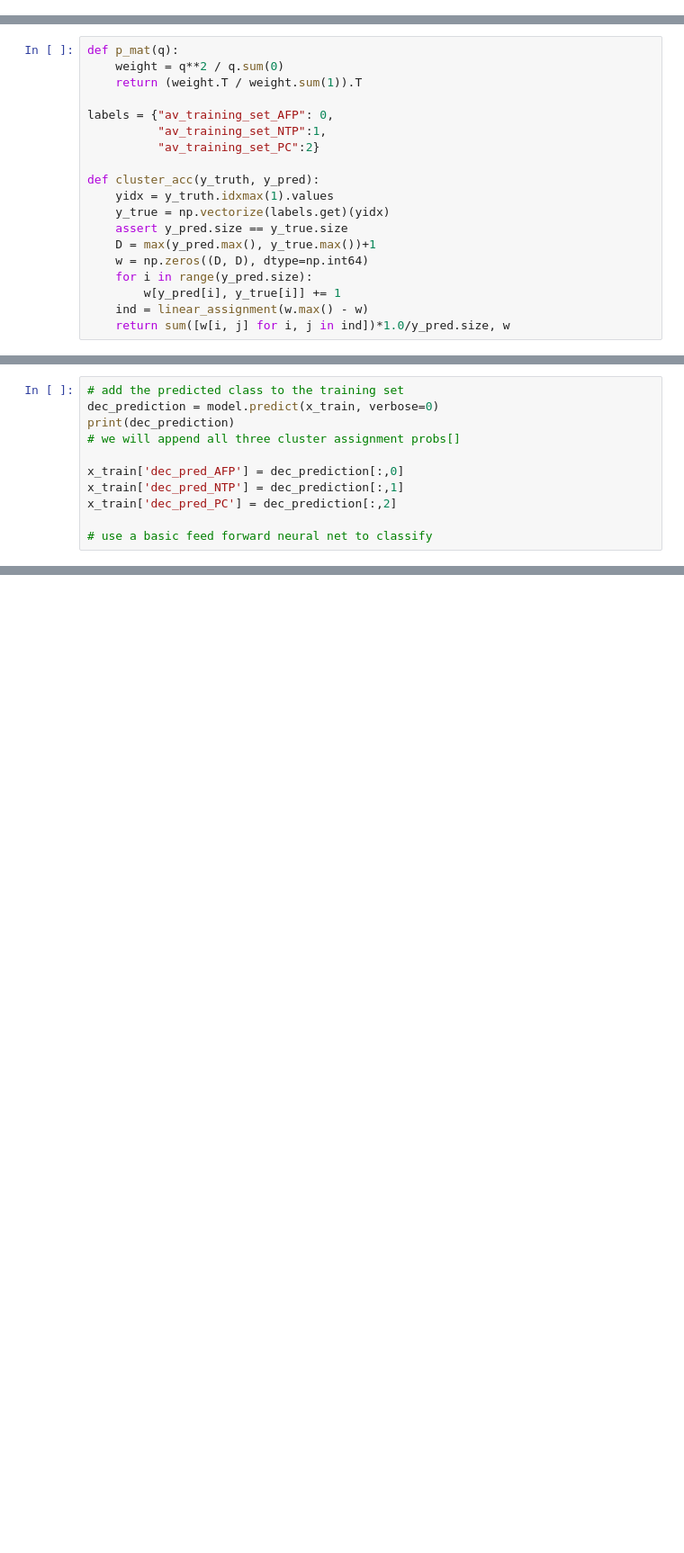
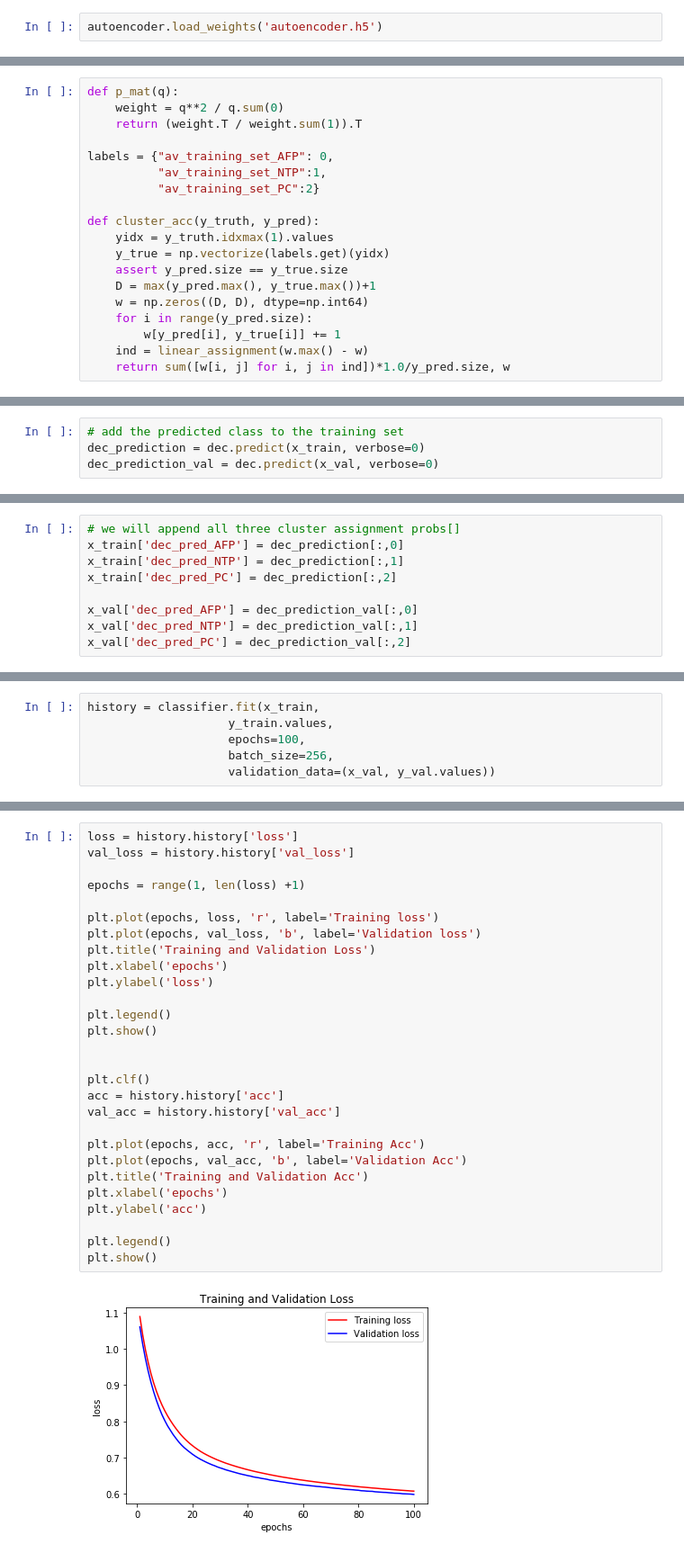
Before and after one commit to rugggg/CADS, a Jupyter notebook: thesis/deepEmbeddedClustering/decRefined.ipynb, the cells around one changed output, grey strips where cells are left out. Shown at 90% size. Saved outputs shown, nothing was run; the diff lists cells and outputs as text; blank space fills up the shorter version.

```diff
--- a/thesis/deepEmbeddedClustering/decRefined.ipynb
+++ b/thesis/deepEmbeddedClustering/decRefined.ipynb
@@ -248,5 +238,7 @@ Epoch 100/100
 # %%
 autoencoder.save_weights('autoencoder.h5')
+# %%
+autoencoder.load_weights('autoencoder.h5')
 # %%
 plt.clf()
 loss = history.history['loss']
@@ -429,0 +418,4 @@ Iteration 1990, Accuracy 0.52075
+# %%
+# add the predicted class to the training set
+dec_prediction = dec.predict(x_train, verbose=0)
+dec_prediction_val = dec.predict(x_val, verbose=0)
@@ -430,11 +428,9 @@ Iteration 1990, Accuracy 0.52075
 # %%
-# add the predicted class to the training set
-dec_prediction = model.predict(x_train, verbose=0)
-print(dec_prediction)
 # we will append all three cluster assignment probs[]
-
 x_train['dec_pred_AFP'] = dec_prediction[:,0]
 x_train['dec_pred_NTP'] = dec_prediction[:,1]
 x_train['dec_pred_PC'] = dec_prediction[:,2]
 
-# use a basic feed forward neural net to classify
+x_val['dec_pred_AFP'] = dec_prediction_val[:,0]
+x_val['dec_pred_NTP'] = dec_prediction_val[:,1]
+x_val['dec_pred_PC'] = dec_prediction_val[:,2]
@@ -476,0 +465,6 @@ df.columns
+# %%
+history = classifier.fit(x_train,
+                    y_train.values,
+                    epochs=100,
+                    batch_size=256,
+                    validation_data=(x_val, y_val.values))
@@ -476,0 +508,30 @@ df.columns
+# %%
+loss = history.history['loss']
+val_loss = history.history['val_loss']
+
+epochs = range(1, len(loss) +1)
+
+plt.plot(epochs, loss, 'r', label='Training loss')
+plt.plot(epochs, val_loss, 'b', label='Validation loss')
+plt.title('Training and Validation Loss')
+plt.xlabel('epochs')
+plt.ylabel('loss')
+
+plt.legend()
+plt.show()
+
+
+plt.clf()
+acc = history.history['acc']
+val_acc = history.history['val_acc']
+
+plt.plot(epochs, acc, 'r', label='Training Acc')
+plt.plot(epochs, val_acc, 'b', label='Validation Acc')
+plt.title('Training and Validation Acc')
+plt.xlabel('epochs')
+plt.ylabel('acc')
+
+plt.legend()
+plt.show()
+# %% [output]
+[figure, added]
```
Also changed, not shown: parts of 24 cells of this notebook.
